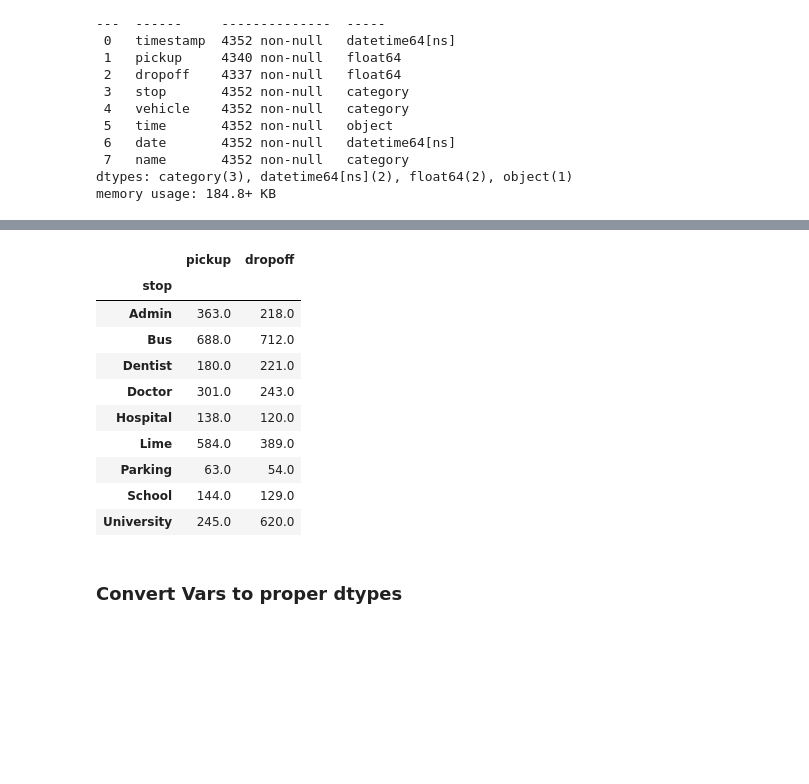
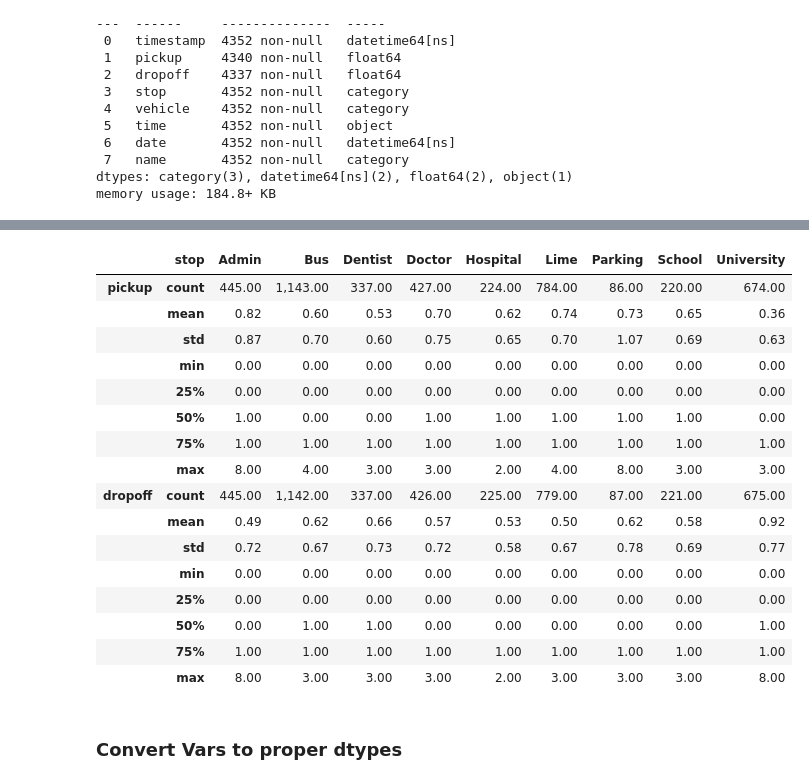
Before and after one commit to jrosilam/MayMobility_TakeHome, a Jupyter notebook: takehome_test.ipynb, the cells around one changed output, grey strips where cells are left out. Cells and saved outputs as stored; diff of their text form; code cells hidden in the pictures; blank space fills up the shorter version.

```diff
--- a/takehome_test.ipynb
+++ b/takehome_test.ipynb
@@ -29,15 +29,13 @@ I just ploted the lat/lon in order from the appendix to give myself a visual aid
 # %%
 import pandas as pd
 import numpy as np
+import datetime
 # QoL for viewing df output
 pd.set_option('display.max_rows', 500)
 pd.set_option('display.max_columns', 500)
 pd.set_option('display.width', 1000)
+pd.options.display.float_format = "{:,.2f}".format
 
 # read-in *.csv files
-pickups_df   = pd.read_csv("resources/csv/Data_Science_pickups.csv", na_values= np.nan)
-ridership_df = pd.read_csv("resources/csv/Data_Science_site_ridership.csv", na_values= np.nan)
-
-# display head of dataframes
-print(pickups_df.head())
-print(ridership_df.head())
+pickups_df   = pd.read_csv("resources/csv/Data_Science_pickups.csv", na_values = np.nan)
+ridership_df = pd.read_csv("resources/csv/Data_Science_site_ridership.csv", na_values = np.nan)
@@ -189,0 +173,16 @@ Missing dropoff data 15 out of 4352 records, 0.34% missing
+# %%
+# add days of the week for QoL
+day_number = ridership_df["timestamp"].dt.weekday
+day_name = ridership_df["timestamp"].dt.day_name()
+weekend = day_number > 5 # is weekend?
+
+if ~any(weekend):
+    print(f"since any(weekend) = {any(weekend)}, There are no rides on the weekends.")
+else:
+    print(f"since any(weekend) = {any(weekend)}, There are rides on the weekends.")
+
+# nice to check side-by-side
+op_days = pd.DataFrame({"day_num":day_number,"day":day_name,"is_weekday":weekend})
+
+ridership_df.insert(ridership_df.columns.get_loc("name"),"day",ridership_df["timestamp"].dt.day_name().astype("category"))
+ridership_df.head()
@@ -288,17 +388,23 @@ Freq of both pickup and dropoff: 74 out of 4352, 1.70%
 # %%
-ridership_df[["pickup","dropoff"]].groupby(ridership_df["stop"]).sum()
+ridership_df[["pickup","dropoff"]].groupby(ridership_df["stop"]).describe().transpose()
 # %% [output]
-|  | pickup | dropoff |
-| stop |  |  |
-| Admin | 363.0 | 218.0 |
-| Bus | 688.0 | 712.0 |
-| Dentist | 180.0 | 221.0 |
-| Doctor | 301.0 | 243.0 |
-| Hospital | 138.0 | 120.0 |
-| Lime | 584.0 | 389.0 |
-| Parking | 63.0 | 54.0 |
-| School | 144.0 | 129.0 |
-| University | 245.0 | 620.0 |
+|  | stop | Admin | Bus | Dentist | Doctor | Hospital | Lime | Parking | School | University |
+| pickup | count | 445.00 | 1,143.00 | 337.00 | 427.00 | 224.00 | 784.00 | 86.00 | 220.00 | 674.00 |
+|  | mean | 0.82 | 0.60 | 0.53 | 0.70 | 0.62 | 0.74 | 0.73 | 0.65 | 0.36 |
+|  | std | 0.87 | 0.70 | 0.60 | 0.75 | 0.65 | 0.70 | 1.07 | 0.69 | 0.63 |
+|  | min | 0.00 | 0.00 | 0.00 | 0.00 | 0.00 | 0.00 | 0.00 | 0.00 | 0.00 |
+|  | 25% | 0.00 | 0.00 | 0.00 | 0.00 | 0.00 | 0.00 | 0.00 | 0.00 | 0.00 |
+|  | 50% | 1.00 | 0.00 | 0.00 | 1.00 | 1.00 | 1.00 | 1.00 | 1.00 | 0.00 |
+|  | 75% | 1.00 | 1.00 | 1.00 | 1.00 | 1.00 | 1.00 | 1.00 | 1.00 | 1.00 |
+|  | max | 8.00 | 4.00 | 3.00 | 3.00 | 2.00 | 4.00 | 8.00 | 3.00 | 3.00 |
+| dropoff | count | 445.00 | 1,142.00 | 337.00 | 426.00 | 225.00 | 779.00 | 87.00 | 221.00 | 675.00 |
+|  | mean | 0.49 | 0.62 | 0.66 | 0.57 | 0.53 | 0.50 | 0.62 | 0.58 | 0.92 |
+|  | std | 0.72 | 0.67 | 0.73 | 0.72 | 0.58 | 0.67 | 0.78 | 0.69 | 0.77 |
+|  | min | 0.00 | 0.00 | 0.00 | 0.00 | 0.00 | 0.00 | 0.00 | 0.00 | 0.00 |
+|  | 25% | 0.00 | 0.00 | 0.00 | 0.00 | 0.00 | 0.00 | 0.00 | 0.00 | 0.00 |
+|  | 50% | 0.00 | 1.00 | 1.00 | 0.00 | 0.00 | 0.00 | 0.00 | 0.00 | 1.00 |
+|  | 75% | 1.00 | 1.00 | 1.00 | 1.00 | 1.00 | 1.00 | 1.00 | 1.00 | 1.00 |
+|  | max | 8.00 | 3.00 | 3.00 | 3.00 | 2.00 | 3.00 | 3.00 | 3.00 | 8.00 |
 # %% [markdown]
 ### Convert Vars to proper dtypes
 # %% [markdown]
```
Also changed, not shown: parts of 16 cells of this notebook.
